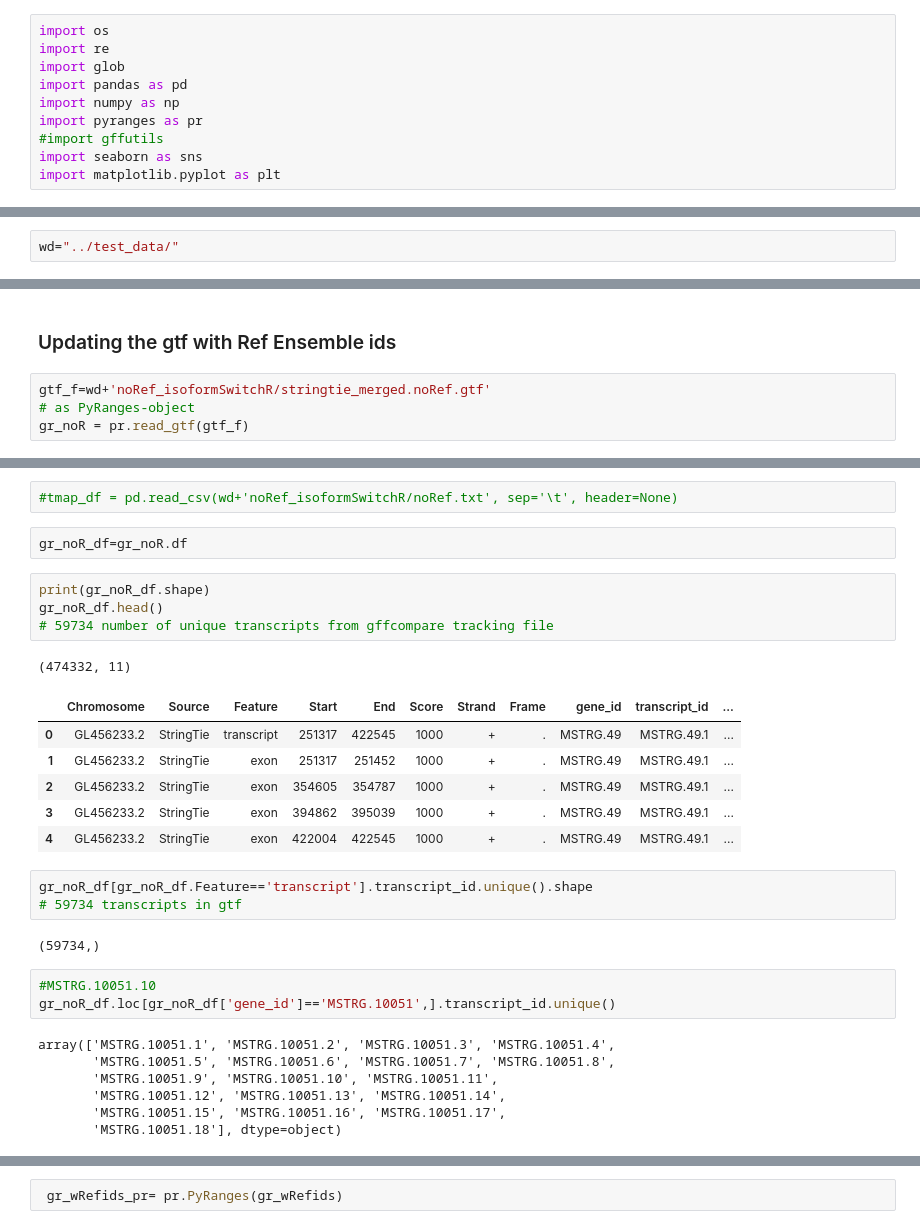
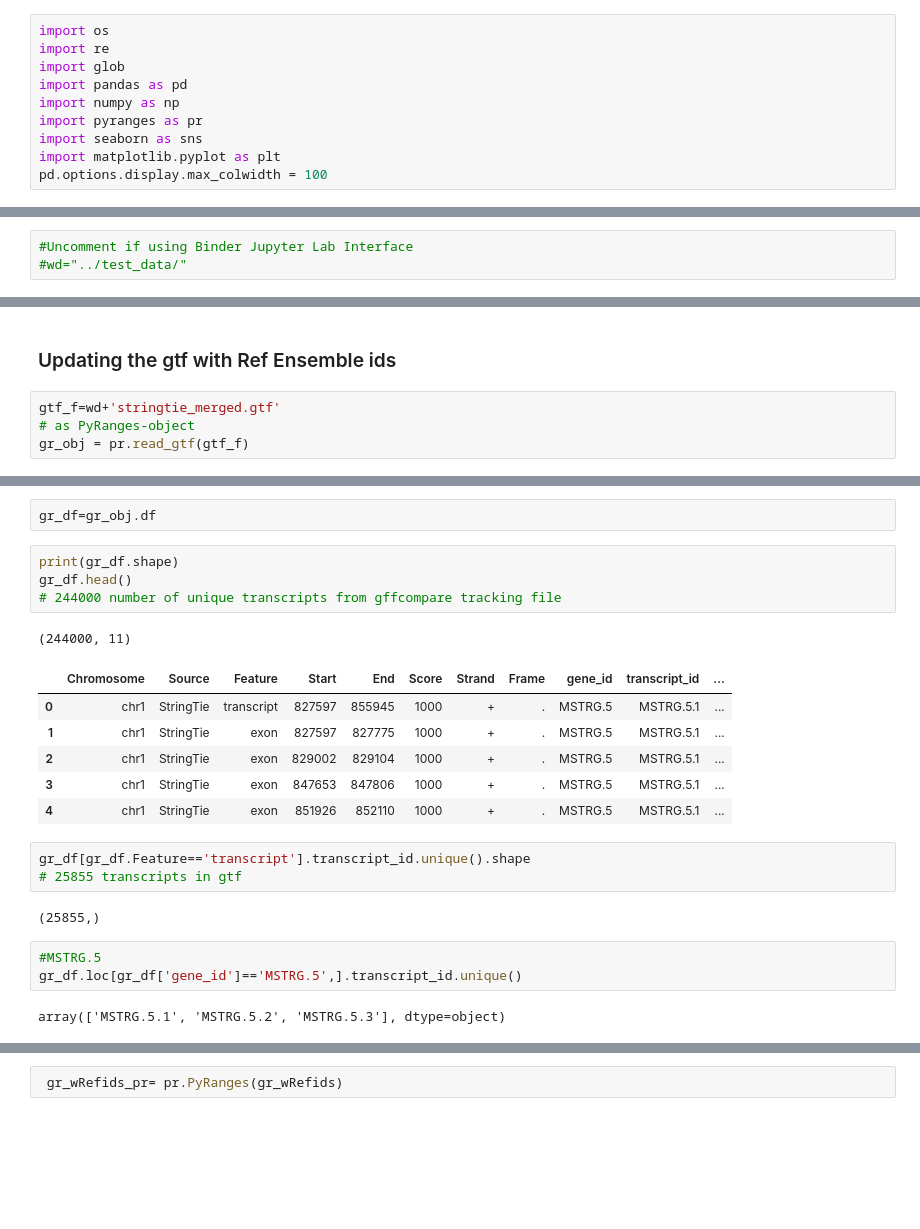
Before and after one commit to MethodsDev/kinnex-documentation-external, a Jupyter notebook: jupyter-notebooks/id_mapping_from_gffcompare.ipynb, the cells around one changed output, grey strips where cells are left out. Drawn from its saved outputs; the diff is of its cells as text; blank space fills up the shorter version.

```diff
--- a/jupyter-notebooks/id_mapping_from_gffcompare.ipynb
+++ b/jupyter-notebooks/id_mapping_from_gffcompare.ipynb
@@ -9,9 +20,9 @@ import glob
 import pandas as pd
 import numpy as np
 import pyranges as pr
-#import gffutils
 import seaborn as sns
 import matplotlib.pyplot as plt
+pd.options.display.max_colwidth = 100
 # %%
 pd.set_option('display.max_columns', None)
 pd.set_option('display.max_rows', 100)
@@ -25,7 +36,8 @@ pd.set_option('display.max_colwidth', 100)
 # %% [markdown]
 <h3>looking at the tracking file from gffcompare outs for matching ids </h4>
 # %%
-wd="../test_data/"
+#Uncomment if using Binder Jupyter Lab Interface
+#wd="../test_data/"
 # %%
 colnames=["query_transfrag_id", "query_locus_id", "reference_gene_id","class_code","qJ:gene_id|transcript_id|num_exons|FPKM|TPM|cov|len"]
 tracking_df = pd.read_csv(wd+'gffcmp.tracking', sep='\t',names=colnames, header=None)
@@ -402,6 +360,6 @@ isoquant_wRefids.loc[isoquant_wRefids.isoform_id.isin(['MSTRG.1.1','MSTRG.10.1',
 # %% [markdown]
 <h3>Updating the gtf with Ref Ensemble ids</h3>
 # %%
-gtf_f=wd+'noRef_isoformSwitchR/stringtie_merged.noRef.gtf'
+gtf_f=wd+'stringtie_merged.gtf'
 # as PyRanges-object
-gr_noR = pr.read_gtf(gtf_f)
+gr_obj = pr.read_gtf(gtf_f)
@@ -432,34 +366,27 @@ for line in db.all_features():
-# %%
-#tmap_df = pd.read_csv(wd+'noRef_isoformSwitchR/noRef.txt', sep='\t', header=None)
 # %%
-gr_noR_df=gr_noR.df
+gr_df=gr_obj.df
 # %%
-print(gr_noR_df.shape)
-gr_noR_df.head()
-# 59734 number of unique transcripts from gffcompare tracking file
+print(gr_df.shape)
+gr_df.head()
+# 244000 number of unique transcripts from gffcompare tracking file
 # %% [output]
-(474332, 11)
+(244000, 11)
 |  | Chromosome | Source | Feature | Start | End | Score | Strand | Frame | gene_id | transcript_id | ... |
-| 0 | GL456233.2 | StringTie | transcript | 251317 | 422545 | 1000 | + | . | MSTRG.49 | MSTRG.49.1 | ... |
-| 1 | GL456233.2 | StringTie | exon | 251317 | 251452 | 1000 | + | . | MSTRG.49 | MSTRG.49.1 | ... |
-| 2 | GL456233.2 | StringTie | exon | 354605 | 354787 | 1000 | + | . | MSTRG.49 | MSTRG.49.1 | ... |
-| 3 | GL456233.2 | StringTie | exon | 394862 | 395039 | 1000 | + | . | MSTRG.49 | MSTRG.49.1 | ... |
-| 4 | GL456233.2 | StringTie | exon | 422004 | 422545 | 1000 | + | . | MSTRG.49 | MSTRG.49.1 | ... |
+| 0 | chr1 | StringTie | transcript | 827597 | 855945 | 1000 | + | . | MSTRG.5 | MSTRG.5.1 | ... |
+| 1 | chr1 | StringTie | exon | 827597 | 827775 | 1000 | + | . | MSTRG.5 | MSTRG.5.1 | ... |
+| 2 | chr1 | StringTie | exon | 829002 | 829104 | 1000 | + | . | MSTRG.5 | MSTRG.5.1 | ... |
+| 3 | chr1 | StringTie | exon | 847653 | 847806 | 1000 | + | . | MSTRG.5 | MSTRG.5.1 | ... |
+| 4 | chr1 | StringTie | exon | 851926 | 852110 | 1000 | + | . | MSTRG.5 | MSTRG.5.1 | ... |
 # %%
-gr_noR_df[gr_noR_df.Feature=='transcript'].transcript_id.unique().shape
-# 59734 transcripts in gtf
+gr_df[gr_df.Feature=='transcript'].transcript_id.unique().shape
+# 25855 transcripts in gtf
 # %% [output]
-(59734,)
+(25855,)
 # %%
-#MSTRG.10051.10
-gr_noR_df.loc[gr_noR_df['gene_id']=='MSTRG.10051',].transcript_id.unique()
+#MSTRG.5
+gr_df.loc[gr_df['gene_id']=='MSTRG.5',].transcript_id.unique()
 # %% [output]
-array(['MSTRG.10051.1', 'MSTRG.10051.2', 'MSTRG.10051.3', 'MSTRG.10051.4',
-       'MSTRG.10051.5', 'MSTRG.10051.6', 'MSTRG.10051.7', 'MSTRG.10051.8',
-       'MSTRG.10051.9', 'MSTRG.10051.10', 'MSTRG.10051.11',
-       'MSTRG.10051.12', 'MSTRG.10051.13', 'MSTRG.10051.14',
-       'MSTRG.10051.15', 'MSTRG.10051.16', 'MSTRG.10051.17',
-       'MSTRG.10051.18'], dtype=object)
+array(['MSTRG.5.1', 'MSTRG.5.2', 'MSTRG.5.3'], dtype=object)
 # %%
 print(isoquant_wRefids.shape)
 isoquant_wRefids.head()
```
Also changed, not shown: parts of 55 cells of this notebook, 1 other file.
